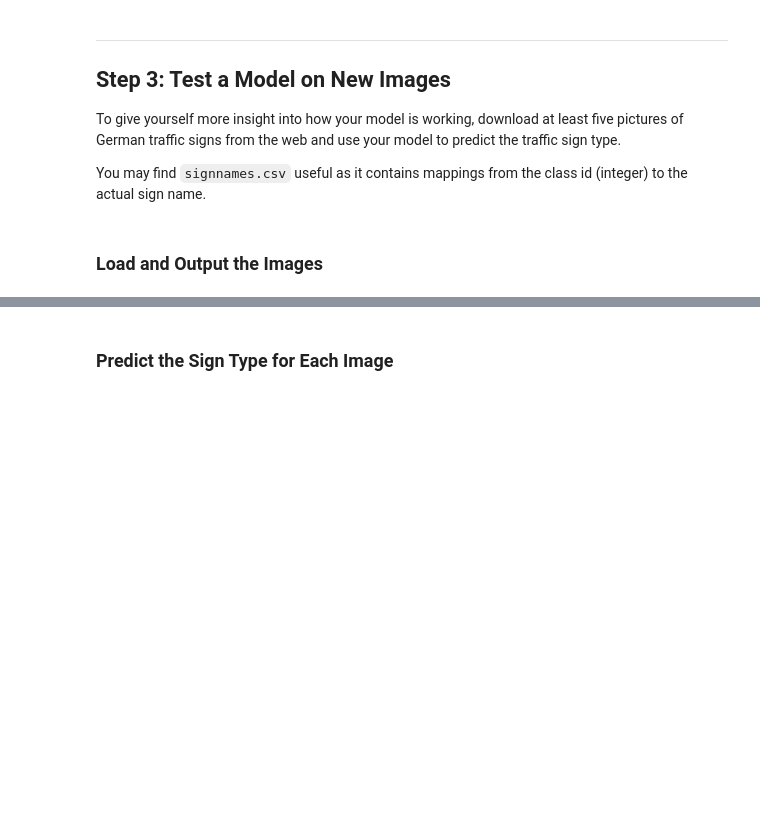
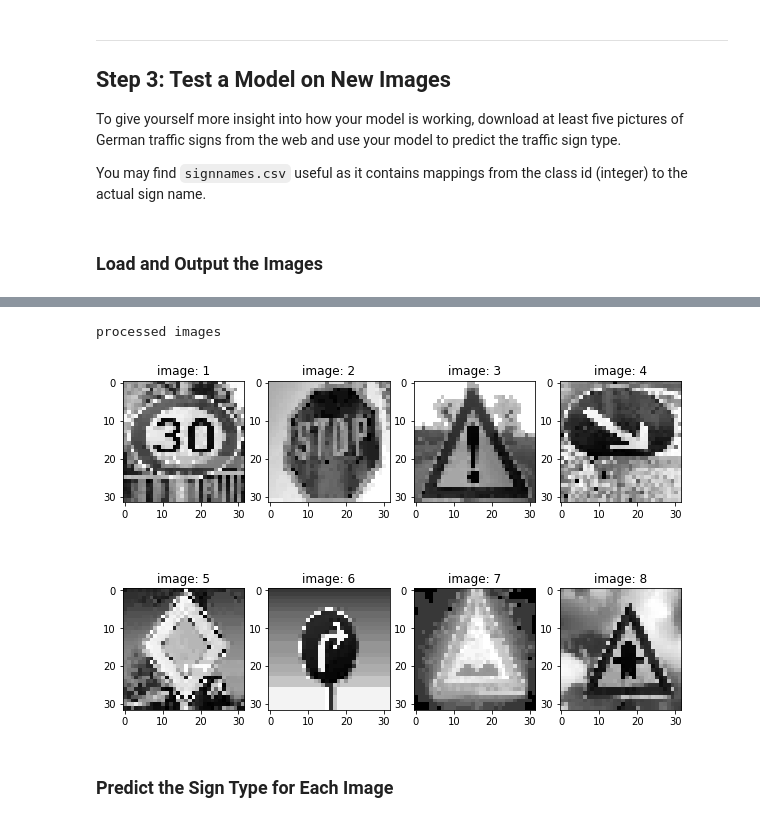
Before and after one commit to uddipan/Udacity_SelfDriving, a Jupyter notebook: Project2-TrafficSigns/Traffic_Sign_Classifier.ipynb, the cells around one changed output, grey strips where cells are left out. Saved outputs shown, nothing was run; the diff lists cells and outputs as text; code cells hidden in the pictures; blank space fills up the shorter version.

```diff
--- a/Project2-TrafficSigns/Traffic_Sign_Classifier.ipynb
+++ b/Project2-TrafficSigns/Traffic_Sign_Classifier.ipynb
@@ -550,12 +559,15 @@ displayImages(raw_images)
 # %%
 images = np.array(raw_images)
 images = preprocess(images)
 images = center_normalize(images, mean, std)
 
-test_labels = [22, 3, 18, 38, 12, 33, 13, 11]
+test_labels = [1, 14, 18, 38, 12, 33, 22, 11]
 print()
 print("processed images")
 displayImages(images)
+# %% [output]
+processed images
+[figure, added]
 # %% [markdown]
 ### Predict the Sign Type for Each Image
 # %%
```
Also changed, not shown: parts of 5 cells of this notebook.
